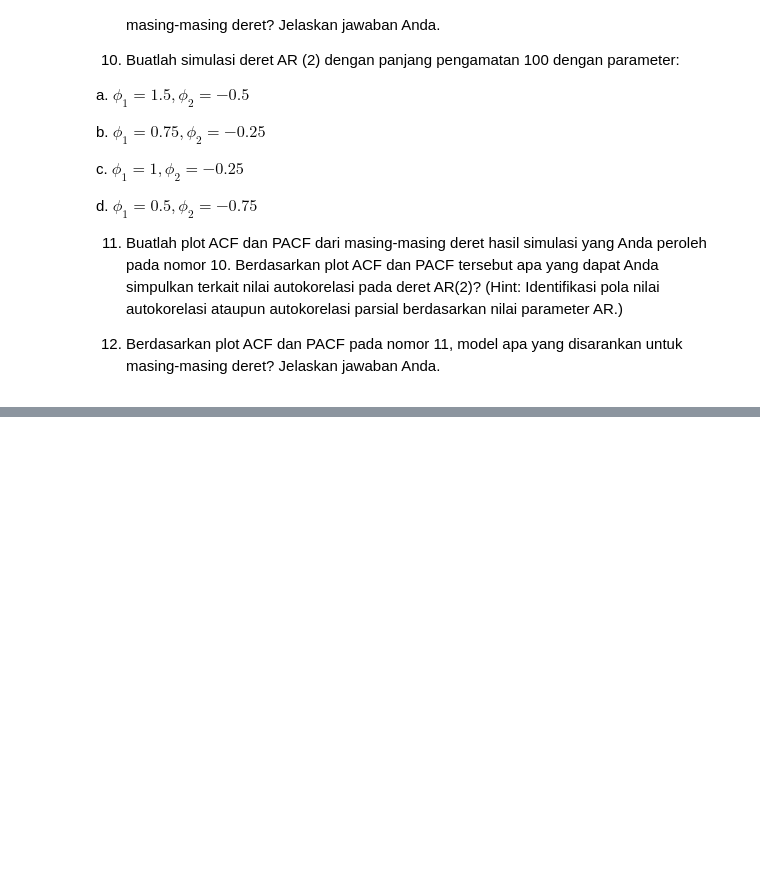
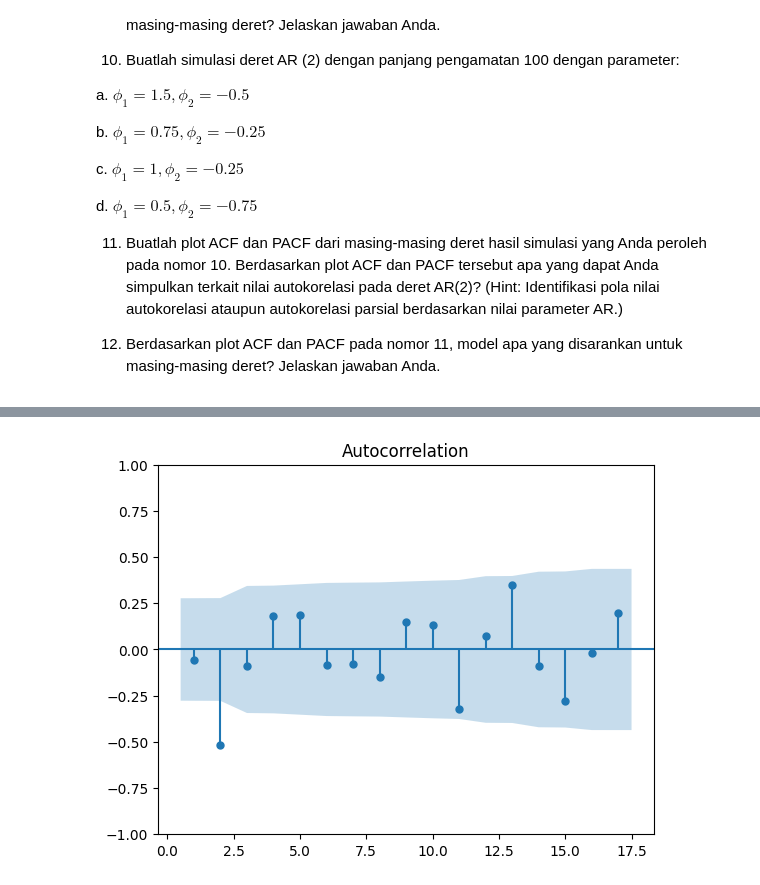
Before and after one commit to haniyathul/Praktikum-Analisis-Deret-Waktu, a Jupyter notebook: Tugas_Kelompok_Minggu_3.ipynb, the cells around one changed output, grey strips where cells are left out. Drawn from its saved outputs; the diff is of its cells as text; code cells hidden in the pictures; blank space fills up the shorter version.

```diff
--- a/Tugas_Kelompok_Minggu_3.ipynb
+++ b/Tugas_Kelompok_Minggu_3.ipynb
@@ -554,0 +600,5 @@ Masing-masing kelompok gunakan set.seed jumlah 2 digit terakhir NIM semua anggot
+# %%
+plot_acf(np.array(ma2_1), zero=False)
+plt.show()
+# %% [output]
+[figure, added]
```
Also changed, not shown: parts of 50 cells of this notebook.
